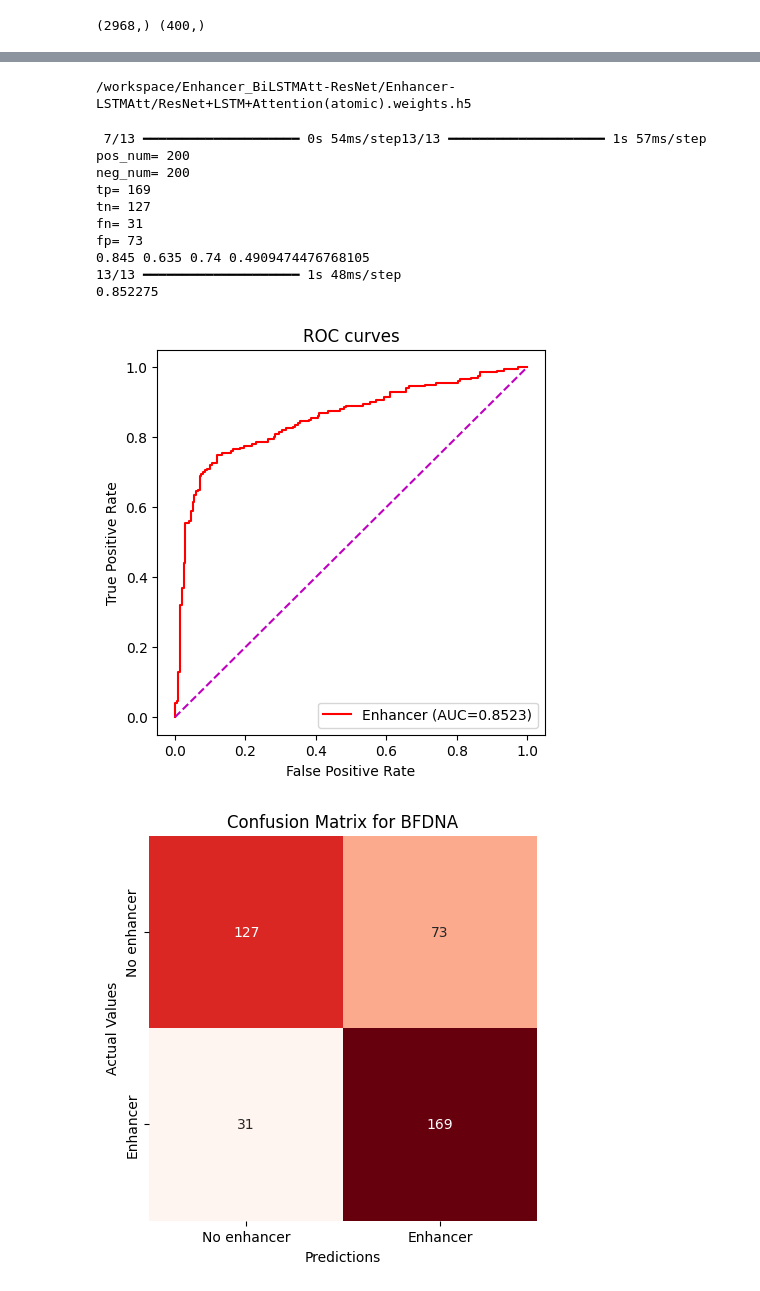
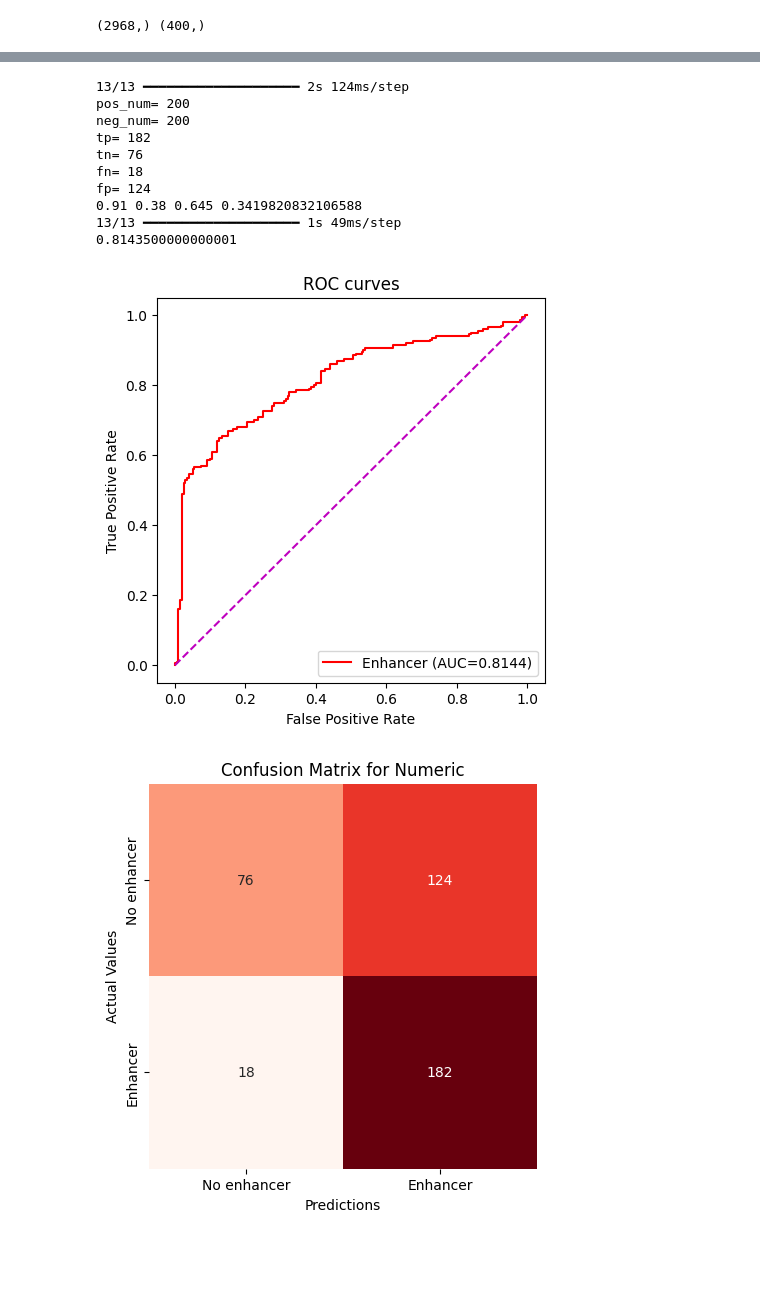
Before and after one commit to dipandhali2021/Enhancer_BiLSTMAtt-ResNet, a Jupyter notebook: dna_enhancer_model.ipynb, the cells around one changed output, grey strips where cells are left out. Saved outputs shown, nothing was run; the diff lists cells and outputs as text; code cells hidden in the pictures; blank space fills up the shorter version.

Commit message:
changed bfdna model

```diff
--- a/dna_enhancer_model.ipynb
+++ b/dna_enhancer_model.ipynb
@@ -4,7 +4,7 @@ import numpy as np
 import matplotlib.pyplot as plt
 # %%
 #choose from 'atomic' | 'EIIP' | 'BFDNA' | 'numeric'
-DNA_encoding_scheme='atomic'
+DNA_encoding_scheme='BFDNA'
 # %%
 with  open("data/human_mouse/enhancer.cv.txt") as f:
        enhancer_cv = f.readlines()
@@ -376,22 +376,22 @@ def define_model():
                   metrics=['accuracy'])
     return model
 # %%
-# #training of model
-# model_layer1 = define_model()
+#training of model
+model_layer1 = define_model()
 
-# # Training parameters
-# batch_size = 32
-# epochs = 50
+# Training parameters
+batch_size = 32
+epochs = 50
 
-# # Train layer 1 model
-# history1 = model_layer1.fit(
-#     train_x,
-#     train_y,
-#     batch_size=batch_size,
-#     epochs=epochs,
-#     validation_split=0.2,  # Using 20% of training data for validation
-#     verbose=1
-# )
+# Train layer 1 model
+history1 = model_layer1.fit(
+    train_x,
+    train_y,
+    batch_size=batch_size,
+    epochs=epochs,
+    validation_split=0.2,  # Using 20% of training data for validation
+    verbose=1
+)
 
-# # Save the trained model
-# model_layer1.save_weights('Enhancer-LSTMAtt\ResNet+LSTM+Attention(EIIP).weights.h5')
+# Save the trained model
+model_layer1.save_weights(f"/workspace/Enhancer_BiLSTMAtt-ResNet/Enhancer-LSTMAtt/ResNet+LSTM+Attention({DNA_encoding_scheme}).weights.h5")
@@ -398,7 +417,7 @@ def define_model():
 # %%
+#if not training uncomment next line
+# model_layer1 = define_model()
 model_layer1.load_weights(f"/workspace/Enhancer_BiLSTMAtt-ResNet/Enhancer-LSTMAtt/ResNet+LSTM+Attention({DNA_encoding_scheme}).weights.h5")
-# %% [output]
-/workspace/Enhancer_BiLSTMAtt-ResNet/Enhancer-LSTMAtt/ResNet+LSTM+Attention(atomic).weights.h5
 # %%
 import numpy as np
 import matplotlib.pyplot as plt
@@ -427,41 +446,41 @@ plt.title('ROC curves')
 plt.xlabel('False Positive Rate')
 plt.ylabel('True Positive Rate')
 plt.xlim([-0.05, 1.05])
 plt.ylim([-0.05, 1.05])
 plt.plot(FPR_1, TPR_1, color='r', label='Enhancer (AUC={:.4f})'.format(AUC_1))
 plt.plot([0, 1], [0, 1], color='m', linestyle='--')
 plt.legend(loc='lower right')
 # plt.savefig('layer1+layer2：Independent test ROC curves.png', dpi=300)
 # plt.savefig('layer1+layer2：Independent test ROC curves.pdf', dpi=300)
 # plt.savefig('layer1+layer2：Independent test ROC curves.jpg', dpi=300)
 plt.show()
 
 # --- Confusion Matrix Plotting ---
 # Calculate confusion matrix
 cm = confusion_matrix(test_y, pred1)
 
 # Create the plot
 plt.figure(figsize=(5, 5))
 sns.heatmap(cm, annot=True, fmt='d', cmap='Reds', cbar=False,
             xticklabels=['No enhancer', 'Enhancer'], yticklabels=['No enhancer', 'Enhancer'])
 
 # Add labels and title
-plt.title('Confusion Matrix for BFDNA')
+plt.title('Confusion Matrix for Numeric')
 plt.xlabel('Predictions')
 plt.ylabel('Actual Values')
 
 # Display the plot
 plt.show()
 # %% [output]
- 7/13 ━━━━━━━━━━━━━━━━━━━━ 0s 54ms/step13/13 ━━━━━━━━━━━━━━━━━━━━ 1s 57ms/step
+13/13 ━━━━━━━━━━━━━━━━━━━━ 2s 124ms/step
 pos_num= 200
 neg_num= 200
-tp= 169
-tn= 127
-fn= 31
-fp= 73
-0.845 0.635 0.74 0.4909474476768105
-13/13 ━━━━━━━━━━━━━━━━━━━━ 1s 48ms/step
-0.852275
+tp= 182
+tn= 76
+fn= 18
+fp= 124
+0.91 0.38 0.645 0.3419820832106588
+13/13 ━━━━━━━━━━━━━━━━━━━━ 1s 49ms/step
+0.8143500000000001
-[figure, old version]
+[figure, new version]
-[figure, old version]
+[figure, new version]
```
Also changed, not shown: parts of 2 cells of this notebook, 1 other file.
